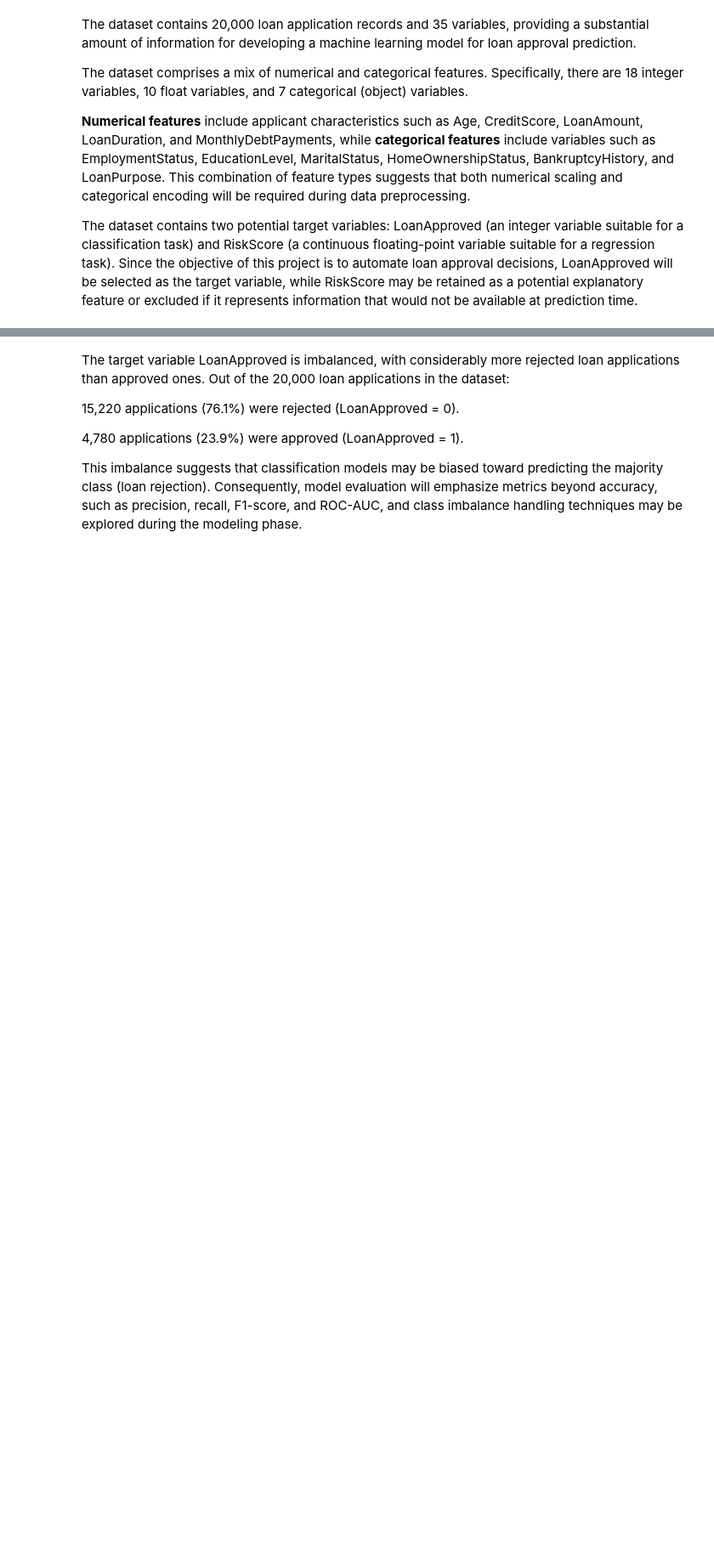
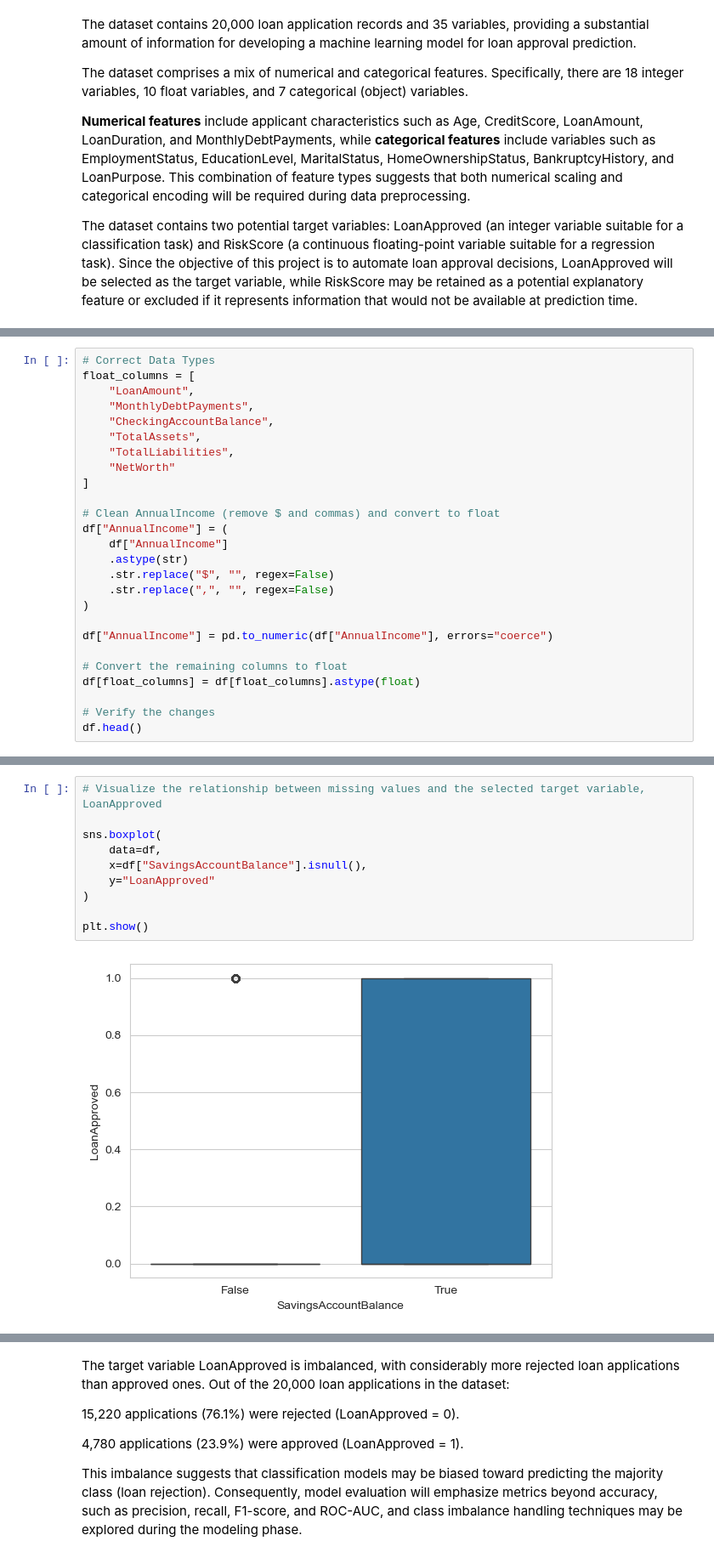
Before and after one commit to nyagayamonica/ML_LoanApproval, a Jupyter notebook: financial_loan_risk.ipynb, the cells around one changed output, grey strips where cells are left out. Shown at 85% size. Saved outputs shown, nothing was run; the diff lists cells and outputs as text; blank space fills up the shorter version.

```diff
--- a/financial_loan_risk.ipynb
+++ b/financial_loan_risk.ipynb
@@ -288,0 +294,26 @@ The dataset contains two potential target variables: LoanApproved (an integer va
+# %%
+# Correct Data Types
+float_columns = [
+    "LoanAmount",
+    "MonthlyDebtPayments",
+    "CheckingAccountBalance",
+    "TotalAssets",
+    "TotalLiabilities",
+    "NetWorth"
+]
+
+# Clean AnnualIncome (remove $ and commas) and convert to float
+df["AnnualIncome"] = (
+    df["AnnualIncome"]
+    .astype(str)
+    .str.replace("$", "", regex=False)
+    .str.replace(",", "", regex=False)
+)
+
+df["AnnualIncome"] = pd.to_numeric(df["AnnualIncome"], errors="coerce")
+
+# Convert the remaining columns to float
+df[float_columns] = df[float_columns].astype(float)
+
+# Verify the changes
+df.head()
@@ -288,0 +372,12 @@ The dataset contains two potential target variables: LoanApproved (an integer va
+# %%
+# Visualize the relationship between missing values and the selected target variable, LoanApproved
+
+sns.boxplot(
+    data=df,
+    x=df["SavingsAccountBalance"].isnull(),
+    y="LoanApproved"
+)
+
+plt.show()
+# %% [output]
+[figure, added]
```
Also changed, not shown: parts of 49 cells of this notebook.
